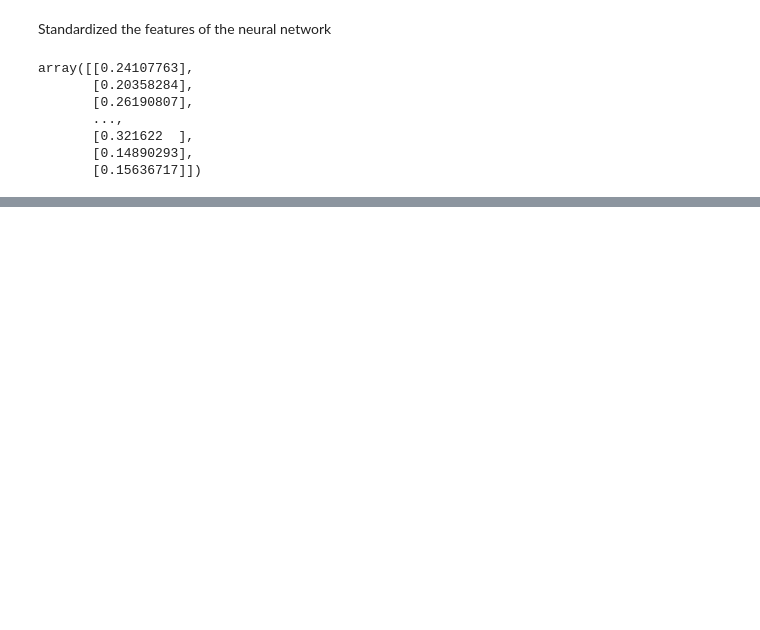
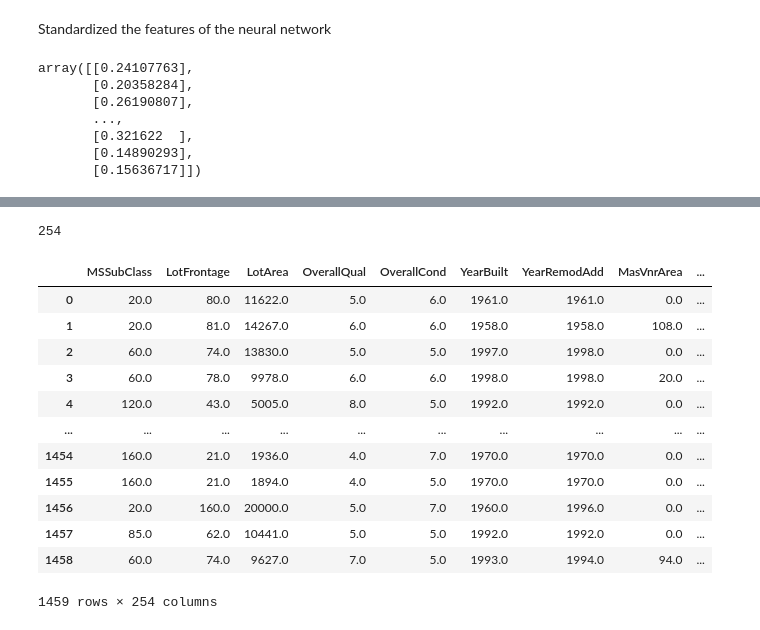
Before and after one commit to aadishchopra/NLP, a Jupyter notebook: housingpredictions.ipynb, the cells around one changed output, grey strips where cells are left out. Saved outputs shown, nothing was run; the diff lists cells and outputs as text; code cells hidden in the pictures; blank space fills up the shorter version.

Commit message:
Kaggle Notebook | HousingPredictions | Version 3

```diff
--- a/housingpredictions.ipynb
+++ b/housingpredictions.ipynb
@@ -153,3 +151,7 @@ x=df[cols]
 1. Find categorical variables. Do either 1-hot encoding or dummy encoding
 # %%
 categorical_cols=[i for i in df.columns if df[i].dtype=='object']
+# %%
+df_test=pd.read_csv('/kaggle/input/house-prices-advanced-regression-techniques/test.csv')
+nan_columns=df_test.columns[df_test.isna().sum() > 0]
+df_test[nan_columns].isna().sum()
@@ -156 +160,9 @@ categorical_cols=[i for i in df.columns if df[i].dtype=='object']
+# %%
+df_test.drop(['MiscFeature','Fence','PoolQC','FireplaceQu','Alley','Id'],axis=1,inplace=True)
+categorical_cols=[i for i in df_test.columns if df_test[i].dtype=='object']
+df_test=pd.get_dummies(data=df_test,columns=categorical_cols)
+df_test_reshaped=imp.fit_transform(df_test)
+df_test_scaled = min_max_scaler.fit_transform(df_test_reshaped)
+x_drop=set(x.columns)-set(df_test.columns)
+x_drop=list(x_drop)
 # %%
@@ -229,0 +260,20 @@ Epoch 10/10
+# %%
+len(df_test.columns)
+# %% [output]
+254
+# %%
+pd.DataFrame(df_test_reshaped,columns=df_test.columns)
+# %% [output]
+|  | MSSubClass | LotFrontage | LotArea | OverallQual | OverallCond | YearBuilt | YearRemodAdd | MasVnrArea | ... |
+| 0 | 20.0 | 80.0 | 11622.0 | 5.0 | 6.0 | 1961.0 | 1961.0 | 0.0 | ... |
+| 1 | 20.0 | 81.0 | 14267.0 | 6.0 | 6.0 | 1958.0 | 1958.0 | 108.0 | ... |
+| 2 | 60.0 | 74.0 | 13830.0 | 5.0 | 5.0 | 1997.0 | 1998.0 | 0.0 | ... |
+| 3 | 60.0 | 78.0 | 9978.0 | 6.0 | 6.0 | 1998.0 | 1998.0 | 20.0 | ... |
+| 4 | 120.0 | 43.0 | 5005.0 | 8.0 | 5.0 | 1992.0 | 1992.0 | 0.0 | ... |
+| ... | ... | ... | ... | ... | ... | ... | ... | ... | ... |
+| 1454 | 160.0 | 21.0 | 1936.0 | 4.0 | 7.0 | 1970.0 | 1970.0 | 0.0 | ... |
+| 1455 | 160.0 | 21.0 | 1894.0 | 4.0 | 5.0 | 1970.0 | 1970.0 | 0.0 | ... |
+| 1456 | 20.0 | 160.0 | 20000.0 | 5.0 | 7.0 | 1960.0 | 1996.0 | 0.0 | ... |
+| 1457 | 85.0 | 62.0 | 10441.0 | 5.0 | 5.0 | 1992.0 | 1992.0 | 0.0 | ... |
+| 1458 | 60.0 | 74.0 | 9627.0 | 7.0 | 5.0 | 1993.0 | 1994.0 | 94.0 | ... |
+1459 rows × 254 columns
```
Also changed, not shown: parts of 19 cells of this notebook.
